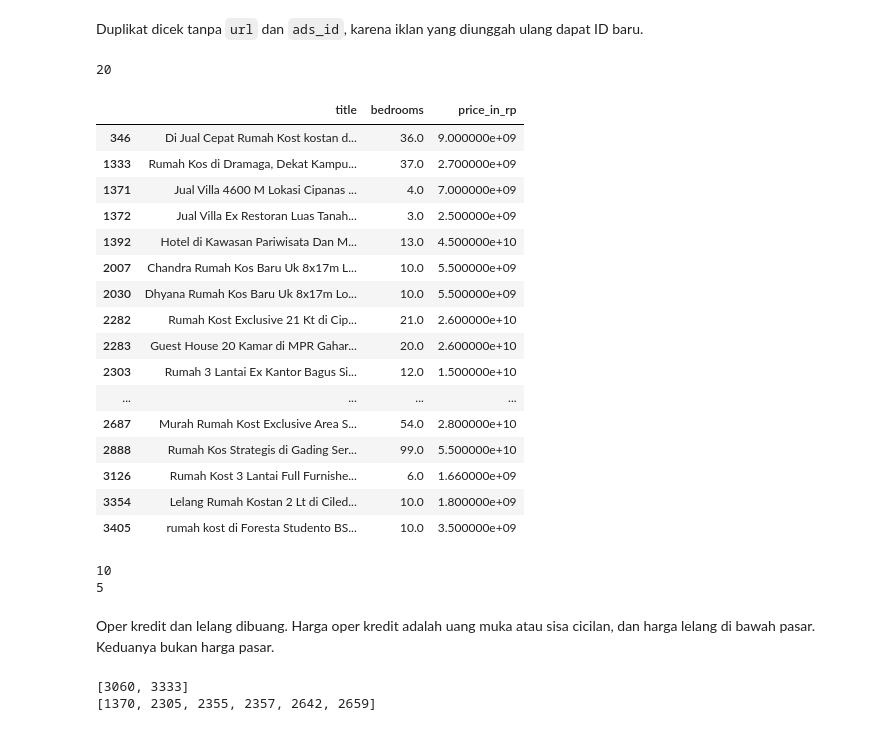
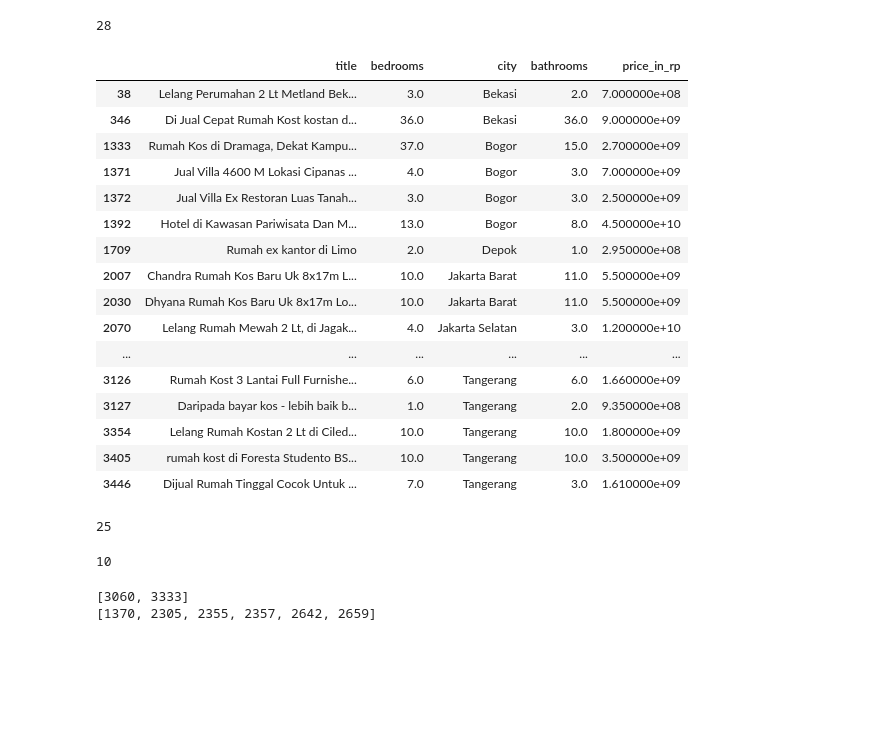
Before and after one commit to Newone0110/Housing_Price_Jabodetabek_-Progress-, a Jupyter notebook: notebook/02_Cleaning.ipynb, the cells around one changed output. Cells and saved outputs as stored; diff of their text form; code cells hidden in the pictures; blank space fills up the shorter version.

```diff
--- a/notebook/02_Cleaning.ipynb
+++ b/notebook/02_Cleaning.ipynb
@@ -5,5 +3,8 @@ Data mentah (3.553 baris) → `rumah_clean.csv` (3.172 baris). Isinya hanya atur
 # %%
 import pandas as pd
+# %%
+pd.set_option("display.max_columns", None)
+pd.set_option("display.max_colwidth", 80)
 # %%
 df = pd.read_csv("../data/raw/jabodetabek_house_price.csv")
 # %%
@@ -24,29 +14,33 @@ catat("1. duplikat", n, len(df_clean))
-# %% [markdown]
-Duplikat dicek tanpa `url` dan `ads_id`, karena iklan yang diunggah ulang dapat ID baru.
 # %%
-kw_komersial = r"\b(?:kost|kos|kostan|kosan)\b|hotel|guest ?house|penginapan|ex kantor|ex salon|ex restoran"
-dilindungi = [3127, 1709, 3446]
+komersial = r"\b(?:kost|kos|kostan|kosan)\b|hotel|guest ?house|penginapan|ex kantor|ex salon|ex restoran|lelang"
 
-mask = df_clean["title"].str.contains(kw_komersial, case=False, na=False) & ~df_clean.index.isin(dilindungi)
-print(mask.sum())
-df_clean[mask][["title", "bedrooms", "price_in_rp"]]
+hasil = df[df["title"].str.contains(komersial, case=False, na=False)]
+print(len(hasil))
+hasil[["title", "bedrooms", "city", "bathrooms", "price_in_rp"]]
 # %% [output]
-20
+28
-|  | title | bedrooms | price_in_rp |
-| 346 | Di Jual Cepat Rumah Kost kostan d... | 36.0 | 9.000000e+09 |
-| 1333 | Rumah Kos di Dramaga, Dekat Kampu... | 37.0 | 2.700000e+09 |
-| 1371 | Jual Villa 4600 M Lokasi Cipanas ... | 4.0 | 7.000000e+09 |
-| 1372 | Jual Villa Ex Restoran Luas Tanah... | 3.0 | 2.500000e+09 |
-| 1392 | Hotel di Kawasan Pariwisata Dan M... | 13.0 | 4.500000e+10 |
-| 2007 | Chandra Rumah Kos Baru Uk 8x17m L... | 10.0 | 5.500000e+09 |
-| 2030 | Dhyana Rumah Kos Baru Uk 8x17m Lo... | 10.0 | 5.500000e+09 |
-| 2282 | Rumah Kost Exclusive 21 Kt di Cip... | 21.0 | 2.600000e+10 |
-| 2283 | Guest House 20 Kamar di MPR Gahar... | 20.0 | 2.600000e+10 |
-| 2303 | Rumah 3 Lantai Ex Kantor Bagus Si... | 12.0 | 1.500000e+10 |
-| ... | ... | ... | ... |
-| 2687 | Murah Rumah Kost Exclusive Area S... | 54.0 | 2.800000e+10 |
-| 2888 | Rumah Kos Strategis di Gading Ser... | 99.0 | 5.500000e+10 |
-| 3126 | Rumah Kost 3 Lantai Full Furnishe... | 6.0 | 1.660000e+09 |
-| 3354 | Lelang Rumah Kostan 2 Lt di Ciled... | 10.0 | 1.800000e+09 |
-| 3405 | rumah kost di Foresta Studento BS... | 10.0 | 3.500000e+09 |
+|  | title | bedrooms | city | bathrooms | price_in_rp |
+| 38 | Lelang Perumahan 2 Lt Metland Bek... | 3.0 | Bekasi | 2.0 | 7.000000e+08 |
+| 346 | Di Jual Cepat Rumah Kost kostan d... | 36.0 | Bekasi | 36.0 | 9.000000e+09 |
+| 1333 | Rumah Kos di Dramaga, Dekat Kampu... | 37.0 | Bogor | 15.0 | 2.700000e+09 |
+| 1371 | Jual Villa 4600 M Lokasi Cipanas ... | 4.0 | Bogor | 3.0 | 7.000000e+09 |
+| 1372 | Jual Villa Ex Restoran Luas Tanah... | 3.0 | Bogor | 3.0 | 2.500000e+09 |
+| 1392 | Hotel di Kawasan Pariwisata Dan M... | 13.0 | Bogor | 8.0 | 4.500000e+10 |
+| 1709 | Rumah ex kantor di Limo | 2.0 | Depok | 1.0 | 2.950000e+08 |
+| 2007 | Chandra Rumah Kos Baru Uk 8x17m L... | 10.0 | Jakarta Barat | 11.0 | 5.500000e+09 |
+| 2030 | Dhyana Rumah Kos Baru Uk 8x17m Lo... | 10.0 | Jakarta Barat | 11.0 | 5.500000e+09 |
+| 2070 | Lelang Rumah Mewah 2 Lt, di Jagak... | 4.0 | Jakarta Selatan | 3.0 | 1.200000e+10 |
+| ... | ... | ... | ... | ... | ... |
+| 3126 | Rumah Kost 3 Lantai Full Furnishe... | 6.0 | Tangerang | 6.0 | 1.660000e+09 |
+| 3127 | Daripada bayar kos - lebih baik b... | 1.0 | Tangerang | 2.0 | 9.350000e+08 |
+| 3354 | Lelang Rumah Kostan 2 Lt di Ciled... | 10.0 | Tangerang | 10.0 | 1.800000e+09 |
+| 3405 | rumah kost di Foresta Studento BS... | 10.0 | Tangerang | 10.0 | 3.500000e+09 |
+| 3446 | Dijual Rumah Tinggal Cocok Untuk ... | 7.0 | Tangerang | 3.0 | 1.610000e+09 |
+# %%
+dilindungi = [3127, 1709, 3446]
+
+mask = df_clean["title"].str.contains(komersial, case=False, na=False) & ~df_clean.index.isin(dilindungi)
+print(mask.sum())
+# %% [output]
+25
 # %%
@@ -56,20 +48,9 @@ catat("2. properti komersial", n, len(df_clean))
 # %%
-kw_oper = r"oper kredit|over kredit|overkredit|take over|oper murah"
-m_oper = df_clean["title"].str.contains(kw_oper, case=False, na=False)
-print(m_oper.sum())
-n = len(df_clean)
-df_clean = df_clean[~m_oper]
-catat("3a. oper kredit", n, len(df_clean))
-
-m_lelang = df_clean["title"].str.contains("lelang", case=False, na=False)
-print(m_lelang.sum())
-n = len(df_clean)
-df_clean = df_clean[~m_lelang]
-catat("3b. lelang", n, len(df_clean))
+kw_bukan_harga_pasar = r"oper kredit|over kredit|overkredit|take over|oper murah|lelang"
+mask = df_clean["title"].str.contains(kw_bukan_harga_pasar, case=False, na=False)
+print(mask.sum())
+df_clean = df_clean[~mask]
 # %% [output]
 10
-5
-# %% [markdown]
-Oper kredit dan lelang dibuang. Harga oper kredit adalah uang muka atau sisa cicilan, dan harga lelang di bawah pasar. Keduanya bukan harga pasar.
 # %%
 # luas bangunan kosong
```
Also changed, not shown: parts of 16 cells of this notebook, 1 other file.
